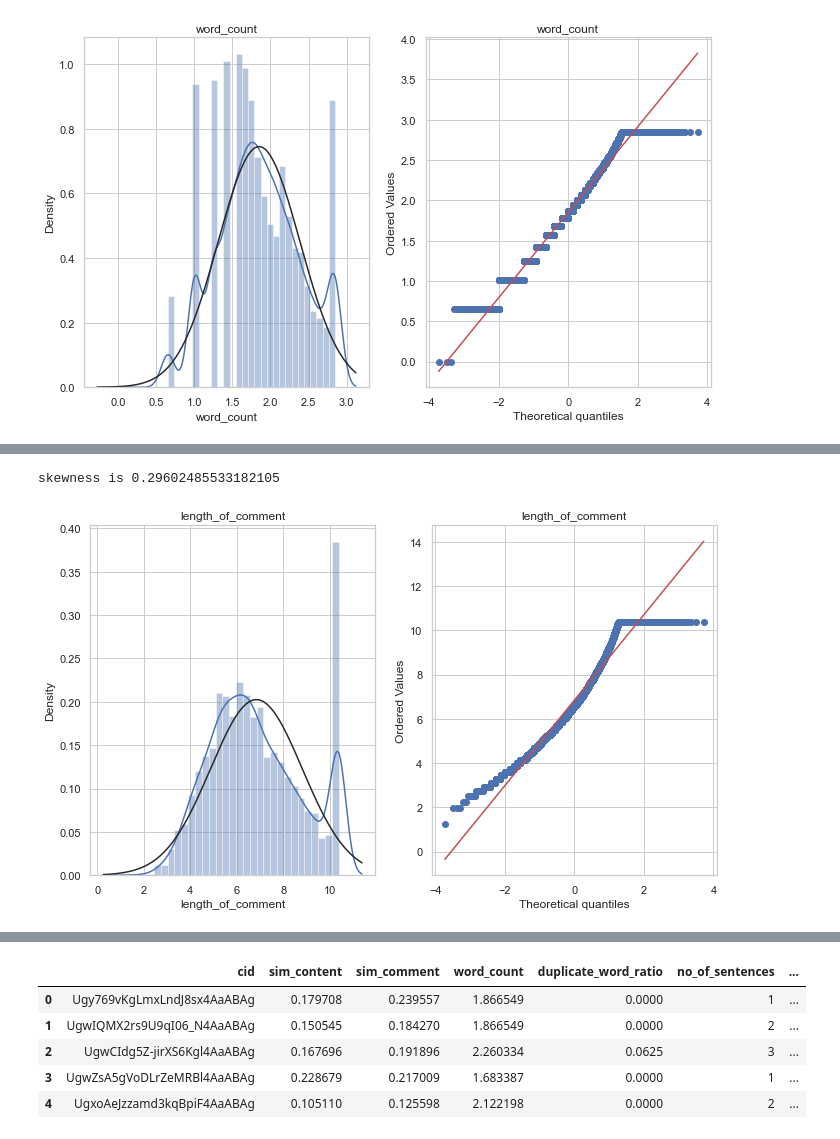
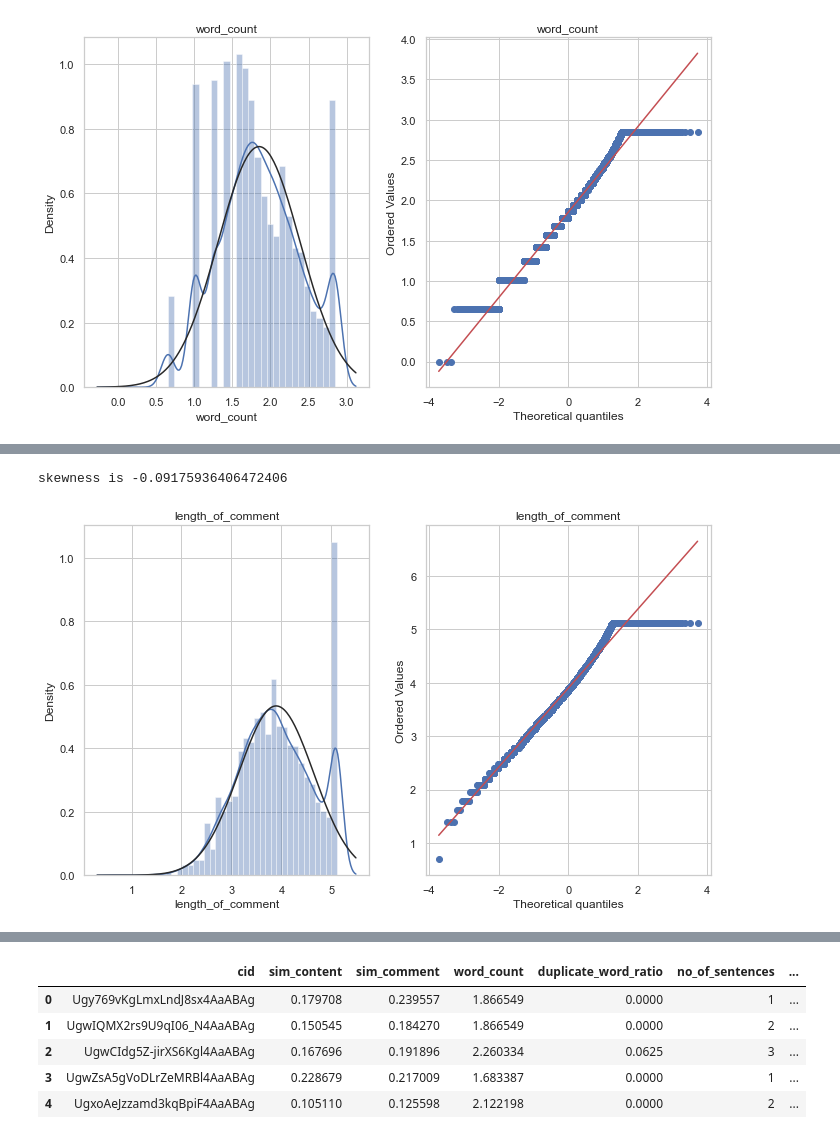
Before and after one commit to OvinduWijethunge/Machine_Learning_Projects, a Jupyter notebook: youtube spam classifier/EAD & FE.ipynb, the cells around one changed output, grey strips where cells are left out. Cells and saved outputs as stored; diff of their text form; code cells hidden in the pictures.

```diff
--- a/youtube spam classifier/EAD & FE.ipynb
+++ b/youtube spam classifier/EAD & FE.ipynb
@@ -410,7 +447,7 @@ plt.show()
 
 
 #x = df10['post_coment_gap'].quantile(0.1)
-y = df10['post_coment_gap'].quantile(0.82)
+y = df10['post_coment_gap'].quantile(0.80)
 #df10['post_coment_gap']= np.where(df10['post_coment_gap'] < x,  x,df10['post_coment_gap'])
 df10['post_coment_gap']= np.where(df10['post_coment_gap'] > y,  y,df10['post_coment_gap'])
 
@@ -438,14 +481,14 @@ plt.show()
 
 
 #x = df10['post_coment_gap'].quantile(0.1)
-y = df11['black_word_count'].quantile(0.96)
+#y = df11['black_word_count'].quantile(0.99)
 #df10['post_coment_gap']= np.where(df10['post_coment_gap'] < x,  x,df10['post_coment_gap'])
-df11['black_word_count']= np.where(df11['black_word_count'] > y,  y,df11['black_word_count'])
+#df11['black_word_count']= np.where(df11['black_word_count'] > y,  y,df11['black_word_count'])
 
 
-sns.boxplot(y=df11['black_word_count'])
-plt.show()
-sns.displot(data=df11['black_word_count'],label="new skewness2 is {}".format(df11['black_word_count'].skew()))
-plt.legend(loc='best')
-plt.show()
+#sns.boxplot(y=df11['black_word_count'])
+#plt.show()
+#sns.displot(data=df11['black_word_count'],label="new skewness2 is {}".format(df11['black_word_count'].skew()))
+#plt.legend(loc='best')
+#plt.show()
 # %% [output]
@@ -978,11 +1043,11 @@ skewness is 0.29602485533182105
 # Boxcox transformation is better for length_of_comment
 # we gonna add it to df11
 # %%
-df11['length_of_comment']=boxcox1p(df11['length_of_comment'],0.25)
+df11['length_of_comment']=np.log(df11['length_of_comment'])
 plot_data(df11,'length_of_comment')
 # %% [output]
-skewness is 0.29602485533182105
+skewness is -0.09175936406472406
-[figure, old version]
+[figure, new version]
 # %%
 # 'post_coment_gap'
 df12 = df11.copy()
```
Also changed, not shown: parts of 34 cells of this notebook, 16 other files.
